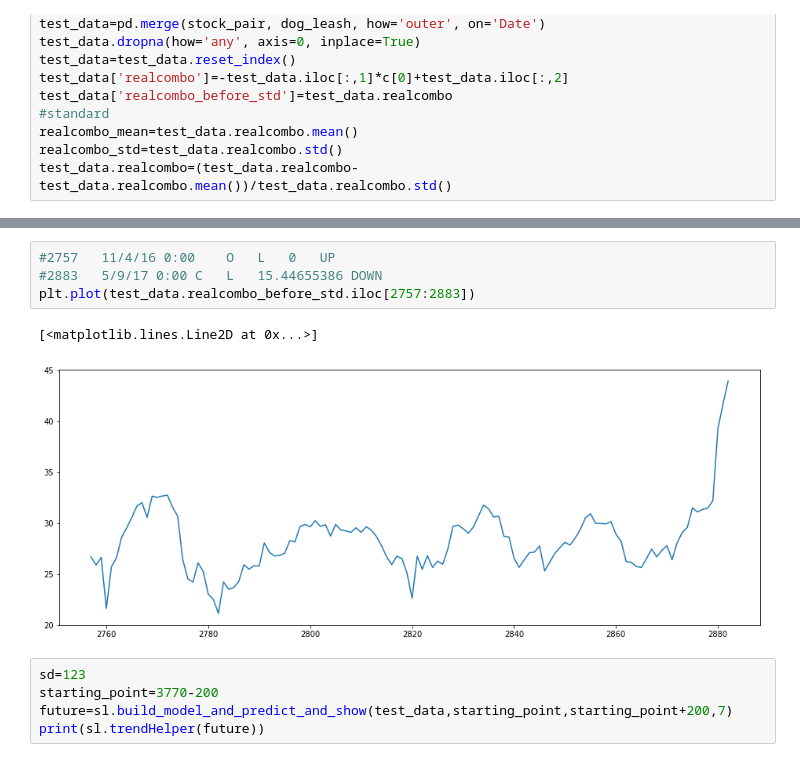
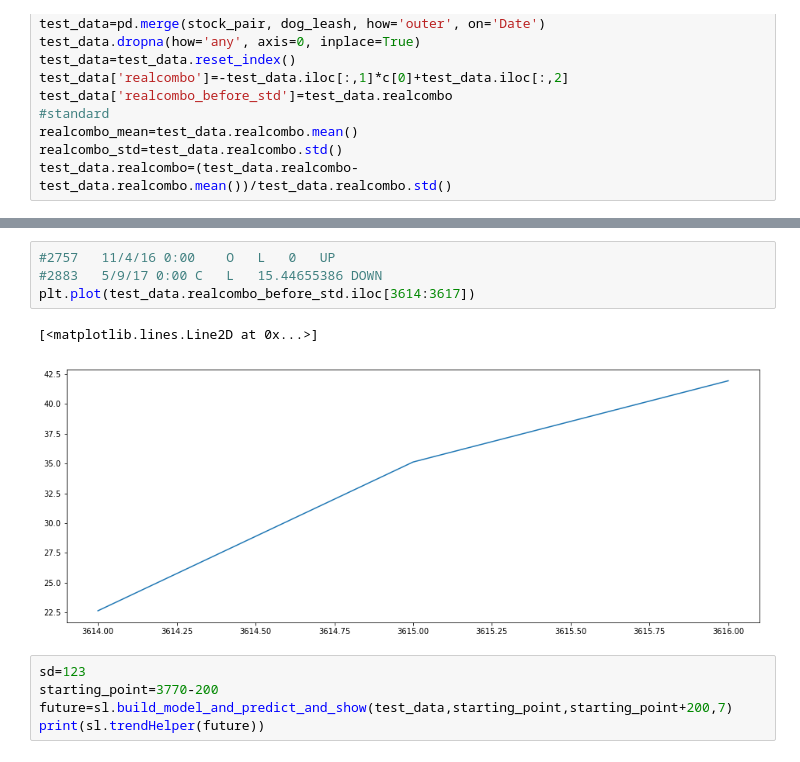
Before and after one commit to webclinic017/happycoding, a Jupyter notebook: Pair trade_Time_series/LSTM model_bb.ipynb, the cells around one changed output, grey strips where cells are left out. Cells and saved outputs as stored; diff of their text form.

```diff
--- a/Pair trade_Time_series/LSTM model_bb.ipynb
+++ b/Pair trade_Time_series/LSTM model_bb.ipynb
@@ -155,10 +163,10 @@ plt.plot(transaction_list_pd.profit)
 # %%
 #2757	11/4/16 0:00	O	L	0	UP
 #2883	5/9/17 0:00	C	L	15.44655386	DOWN
-plt.plot(test_data.realcombo_before_std.iloc[2757:2883])
+plt.plot(test_data.realcombo_before_std.iloc[3614:3617])
 # %% [output]
 [<matplotlib.lines.Line2D at 0x...>]
-[figure, old version]
+[figure, new version]
 # %%
 sd=123
 starting_point=3770-200
```
Also changed, not shown: parts of 6 cells of this notebook, 1 other file.
